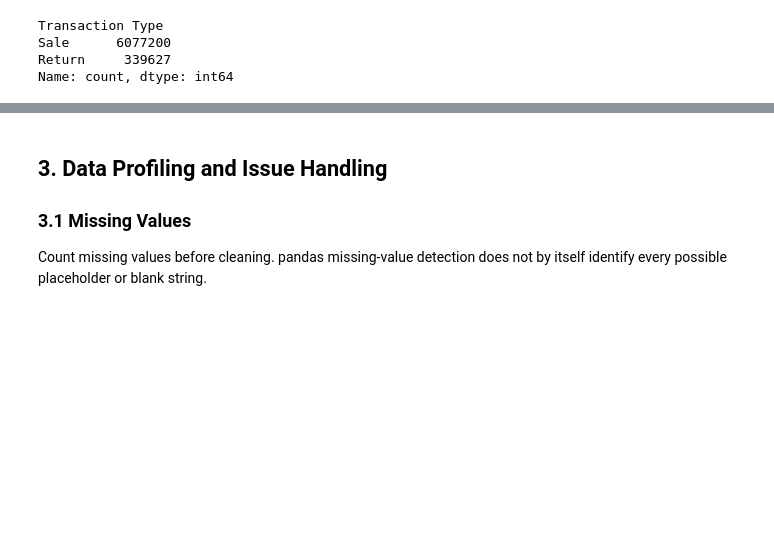
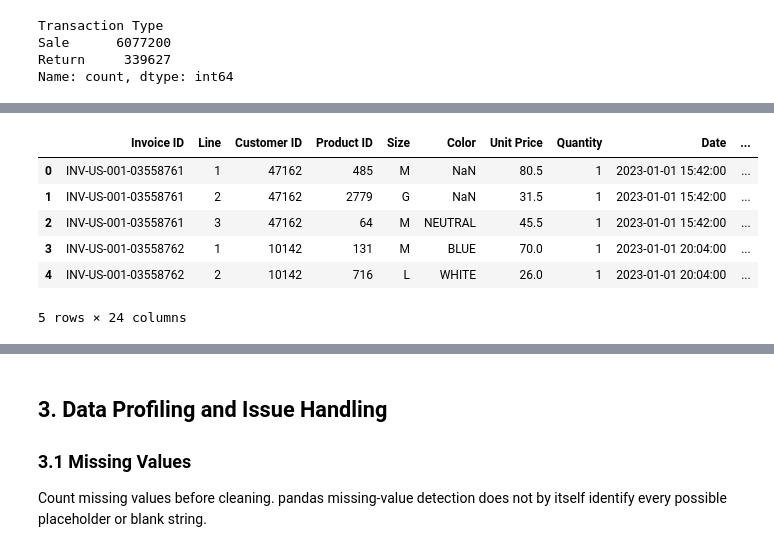
Before and after one commit to a209895-ukm/assignment-1-data-profiling, a Jupyter notebook: Assignment1_Data_Profiling_Report.ipynb, the cells around one changed output, grey strips where cells are left out. Saved outputs shown, nothing was run; the diff lists cells and outputs as text; code cells hidden in the pictures; blank space fills up the shorter version.

```diff
--- a/Assignment1_Data_Profiling_Report.ipynb
+++ b/Assignment1_Data_Profiling_Report.ipynb
@@ -123,0 +132,10 @@ Name: count, dtype: int64
+# %%
+transactions.head()
+# %% [output]
+|  | Invoice ID | Line | Customer ID | Product ID | Size | Color | Unit Price | Quantity | Date | ... |
+| 0 | INV-US-001-03558761 | 1 | 47162 | 485 | M | NaN | 80.5 | 1 | 2023-01-01 15:42:00 | ... |
+| 1 | INV-US-001-03558761 | 2 | 47162 | 2779 | G | NaN | 31.5 | 1 | 2023-01-01 15:42:00 | ... |
+| 2 | INV-US-001-03558761 | 3 | 47162 | 64 | M | NEUTRAL | 45.5 | 1 | 2023-01-01 15:42:00 | ... |
+| 3 | INV-US-001-03558762 | 1 | 10142 | 131 | M | BLUE | 70.0 | 1 | 2023-01-01 20:04:00 | ... |
+| 4 | INV-US-001-03558762 | 2 | 10142 | 716 | L | WHITE | 26.0 | 1 | 2023-01-01 20:04:00 | ... |
+5 rows × 24 columns
```
Also changed, not shown: parts of 9 cells of this notebook.
